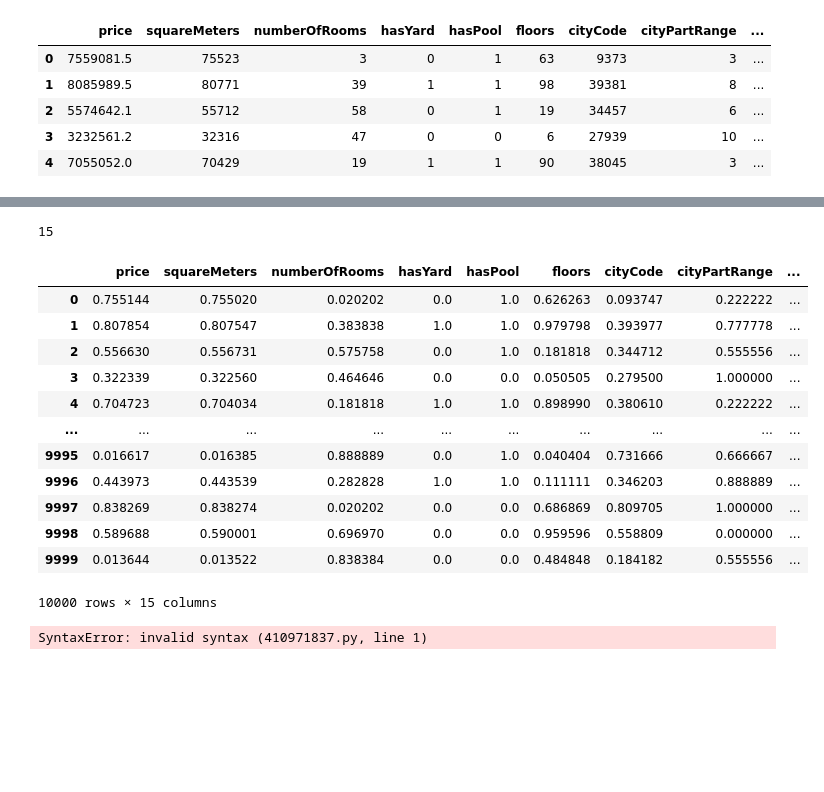
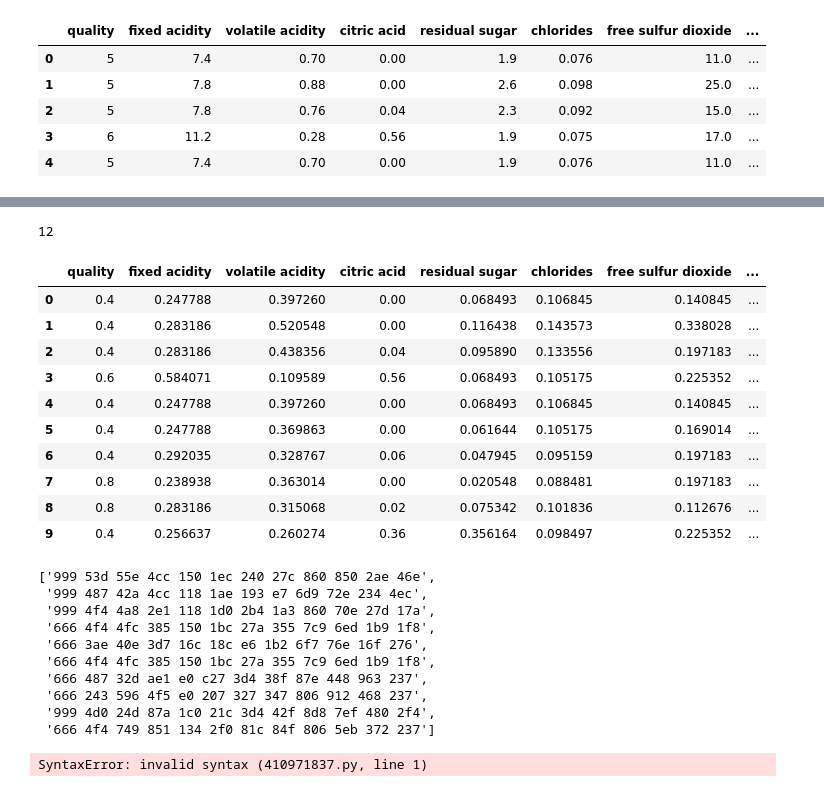
Before and after one commit to adityan18/Minor, a Jupyter notebook: DataSet/binary.ipynb, the cells around one changed output, grey strips where cells are left out. Saved outputs shown, nothing was run; the diff lists cells and outputs as text; code cells hidden in the pictures; blank space fills up the shorter version.

```diff
--- a/DataSet/binary.ipynb
+++ b/DataSet/binary.ipynb
@@ -7,6 +7,6 @@ def convert(x):
 
     return int(y.bin(frac_dot=False), 2)
 # %%
-df = pd.read_csv('ParisHousing.csv')
+df = pd.read_csv('winequality-red.csv')
 df.head()
 # %% [output]
@@ -32,13 +32,14 @@ df.describe()
 # %%
-df.insert(0, 'price', df.pop('price'))
+# df.insert(0, 'price', df.pop('price'))
+df.insert(0, 'quality', df.pop('quality'))
 df.head()
 # %% [output]
-|  | price | squareMeters | numberOfRooms | hasYard | hasPool | floors | cityCode | cityPartRange | ... |
-| 0 | 7559081.5 | 75523 | 3 | 0 | 1 | 63 | 9373 | 3 | ... |
-| 1 | 8085989.5 | 80771 | 39 | 1 | 1 | 98 | 39381 | 8 | ... |
-| 2 | 5574642.1 | 55712 | 58 | 0 | 1 | 19 | 34457 | 6 | ... |
-| 3 | 3232561.2 | 32316 | 47 | 0 | 0 | 6 | 27939 | 10 | ... |
-| 4 | 7055052.0 | 70429 | 19 | 1 | 1 | 90 | 38045 | 3 | ... |
+|  | quality | fixed acidity | volatile acidity | citric acid | residual sugar | chlorides | free sulfur dioxide | ... |
+| 0 | 5 | 7.4 | 0.70 | 0.00 | 1.9 | 0.076 | 11.0 | ... |
+| 1 | 5 | 7.8 | 0.88 | 0.00 | 2.6 | 0.098 | 25.0 | ... |
+| 2 | 5 | 7.8 | 0.76 | 0.04 | 2.3 | 0.092 | 15.0 | ... |
+| 3 | 6 | 11.2 | 0.28 | 0.56 | 1.9 | 0.075 | 17.0 | ... |
+| 4 | 5 | 7.4 | 0.70 | 0.00 | 1.9 | 0.076 | 11.0 | ... |
 # %%
 df = df.drop(['hasGuestRoom', 'hasStorageRoom'], axis=1)
 df.describe()
@@ -55,24 +56,22 @@ df.describe()
 # %%
 len(df.columns)
 # %% [output]
-15
+12
 # %%
 df=(df-df.min())/(df.max()-df.min())
-df
+df[:10]
 # %% [output]
-|  | price | squareMeters | numberOfRooms | hasYard | hasPool | floors | cityCode | cityPartRange | ... |
-| 0 | 0.755144 | 0.755020 | 0.020202 | 0.0 | 1.0 | 0.626263 | 0.093747 | 0.222222 | ... |
-| 1 | 0.807854 | 0.807547 | 0.383838 | 1.0 | 1.0 | 0.979798 | 0.393977 | 0.777778 | ... |
-| 2 | 0.556630 | 0.556731 | 0.575758 | 0.0 | 1.0 | 0.181818 | 0.344712 | 0.555556 | ... |
-| 3 | 0.322339 | 0.322560 | 0.464646 | 0.0 | 0.0 | 0.050505 | 0.279500 | 1.000000 | ... |
-| 4 | 0.704723 | 0.704034 | 0.181818 | 1.0 | 1.0 | 0.898990 | 0.380610 | 0.222222 | ... |
-| ... | ... | ... | ... | ... | ... | ... | ... | ... | ... |
-| 9995 | 0.016617 | 0.016385 | 0.888889 | 0.0 | 1.0 | 0.040404 | 0.731666 | 0.666667 | ... |
-| 9996 | 0.443973 | 0.443539 | 0.282828 | 1.0 | 1.0 | 0.111111 | 0.346203 | 0.888889 | ... |
-| 9997 | 0.838269 | 0.838274 | 0.020202 | 0.0 | 0.0 | 0.686869 | 0.809705 | 1.000000 | ... |
-| 9998 | 0.589688 | 0.590001 | 0.696970 | 0.0 | 0.0 | 0.959596 | 0.558809 | 0.000000 | ... |
-| 9999 | 0.013644 | 0.013522 | 0.838384 | 0.0 | 0.0 | 0.484848 | 0.184182 | 0.555556 | ... |
+|  | quality | fixed acidity | volatile acidity | citric acid | residual sugar | chlorides | free sulfur dioxide | ... |
+| 0 | 0.4 | 0.247788 | 0.397260 | 0.00 | 0.068493 | 0.106845 | 0.140845 | ... |
+| 1 | 0.4 | 0.283186 | 0.520548 | 0.00 | 0.116438 | 0.143573 | 0.338028 | ... |
+| 2 | 0.4 | 0.283186 | 0.438356 | 0.04 | 0.095890 | 0.133556 | 0.197183 | ... |
+| 3 | 0.6 | 0.584071 | 0.109589 | 0.56 | 0.068493 | 0.105175 | 0.225352 | ... |
+| 4 | 0.4 | 0.247788 | 0.397260 | 0.00 | 0.068493 | 0.106845 | 0.140845 | ... |
+| 5 | 0.4 | 0.247788 | 0.369863 | 0.00 | 0.061644 | 0.105175 | 0.169014 | ... |
+| 6 | 0.4 | 0.292035 | 0.328767 | 0.06 | 0.047945 | 0.095159 | 0.197183 | ... |
+| 7 | 0.8 | 0.238938 | 0.363014 | 0.00 | 0.020548 | 0.088481 | 0.197183 | ... |
+| 8 | 0.8 | 0.283186 | 0.315068 | 0.02 | 0.075342 | 0.101836 | 0.112676 | ... |
+| 9 | 0.4 | 0.256637 | 0.260274 | 0.36 | 0.356164 | 0.098497 | 0.225352 | ... |
-10000 rows × 15 columns
 # %%
 lines = []
 for index, row in df.iterrows():
@@ -88,3 +90,16 @@ with open('..\\sim_1\\new\\mem3.mem', 'w') as f:
+# %%
+lines[100:110]
+# %% [output]
+['999 53d 55e 4cc 150 1ec 240 27c 860 850 2ae 46e',
+ '999 487 42a 4cc 118 1ae 193 e7 6d9 72e 234 4ec',
+ '999 4f4 4a8 2e1 118 1d0 2b4 1a3 860 70e 27d 17a',
+ '666 4f4 4fc 385 150 1bc 27a 355 7c9 6ed 1b9 1f8',
+ '666 3ae 40e 3d7 16c 18c e6 1b2 6f7 76e 16f 276',
+ '666 4f4 4fc 385 150 1bc 27a 355 7c9 6ed 1b9 1f8',
+ '666 487 32d ae1 e0 c27 3d4 38f 87e 448 963 237',
+ '666 243 596 4f5 e0 207 327 347 806 912 468 237',
+ '999 4d0 24d 87a 1c0 21c 3d4 42f 8d8 7ef 480 2f4',
+ '666 4f4 749 851 134 2f0 81c 84f 806 5eb 372 237']
 # %%
 3f 65 0 11 1b 24 19 91 9b 23 27 66
 48 85 0 1d 24 56 37 7e 5c 35 37 66
```
Also changed, not shown: parts of 4 cells of this notebook, 3 other files.
